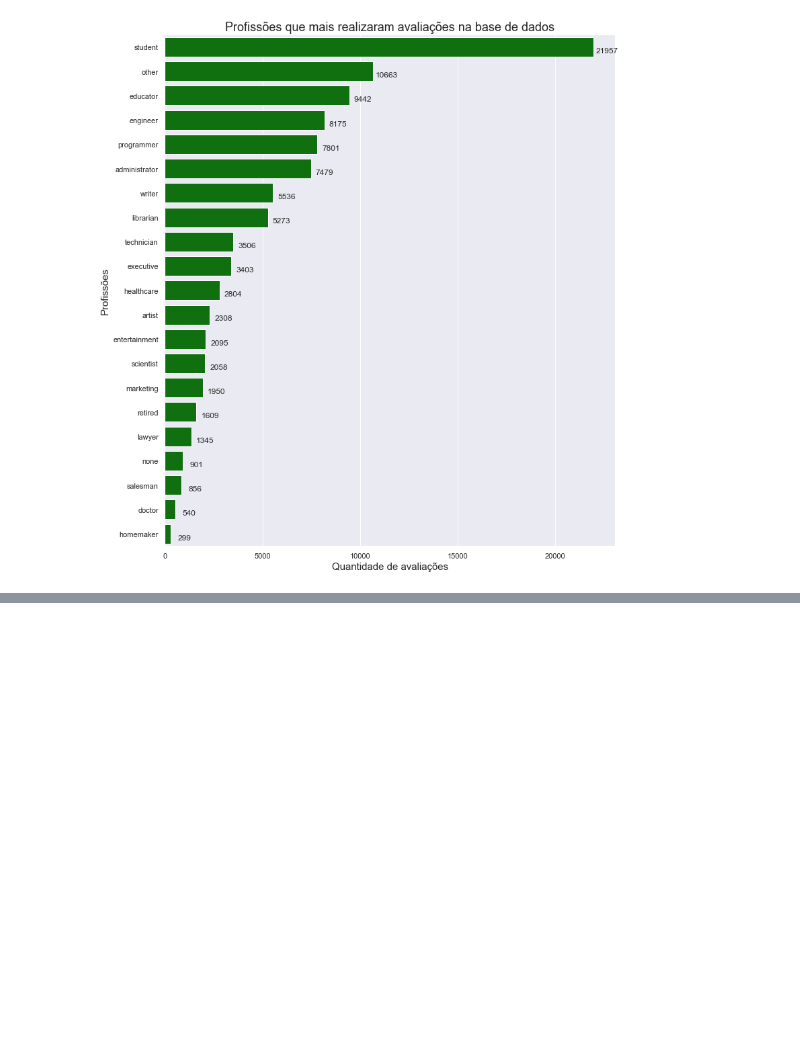
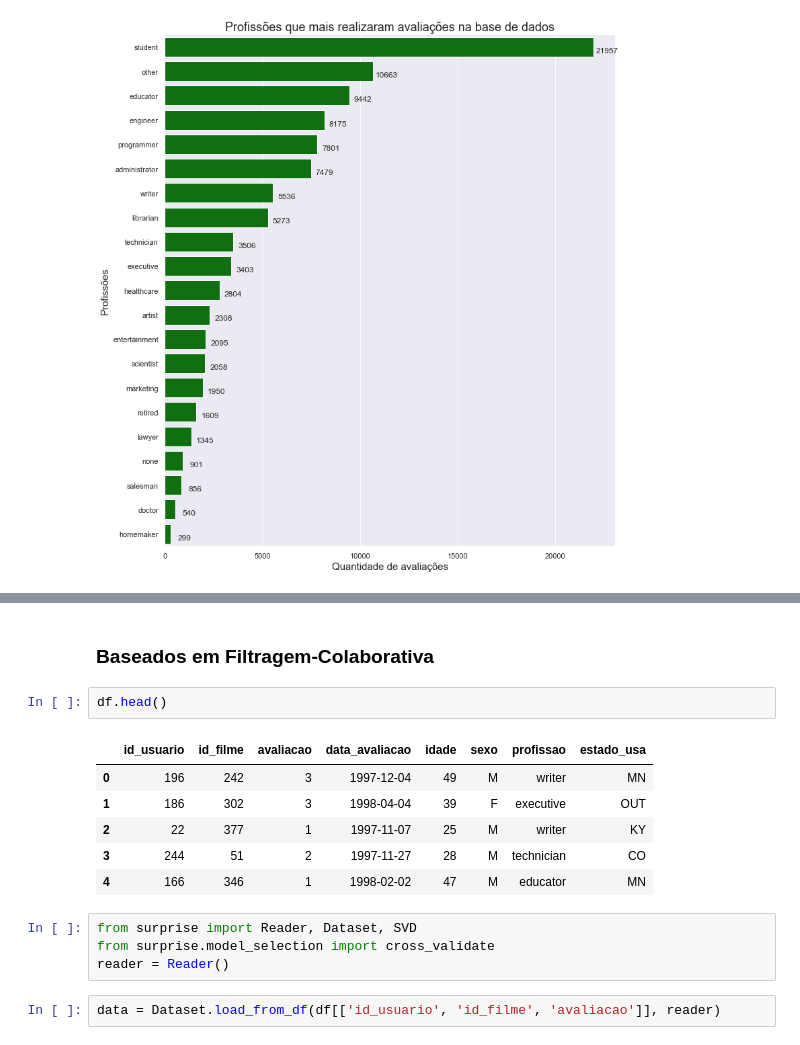
Before and after one commit to aravinii/SystemRecomendation, a Jupyter notebook: iris.ipynb, the cells around one changed output, grey strips where cells are left out. Drawn from its saved outputs; the diff is of its cells as text; blank space fills up the shorter version.

```diff
--- a/iris.ipynb
+++ b/iris.ipynb
@@ -497,0 +730,17 @@ plt.show()
+# %% [markdown]
+### Baseados em Filtragem-Colaborativa
+# %%
+df.head()
+# %% [output]
+|  | id_usuario | id_filme | avaliacao | data_avaliacao | idade | sexo | profissao | estado_usa |
+| 0 | 196 | 242 | 3 | 1997-12-04 | 49 | M | writer | MN |
+| 1 | 186 | 302 | 3 | 1998-04-04 | 39 | F | executive | OUT |
+| 2 | 22 | 377 | 1 | 1997-11-07 | 25 | M | writer | KY |
+| 3 | 244 | 51 | 2 | 1997-11-27 | 28 | M | technician | CO |
+| 4 | 166 | 346 | 1 | 1998-02-02 | 47 | M | educator | MN |
+# %%
+from surprise import Reader, Dataset, SVD
+from surprise.model_selection import cross_validate
+reader = Reader()
+# %%
+data = Dataset.load_from_df(df[['id_usuario', 'id_filme', 'avaliacao']], reader)
```
Also changed, not shown: parts of 58 cells of this notebook.
